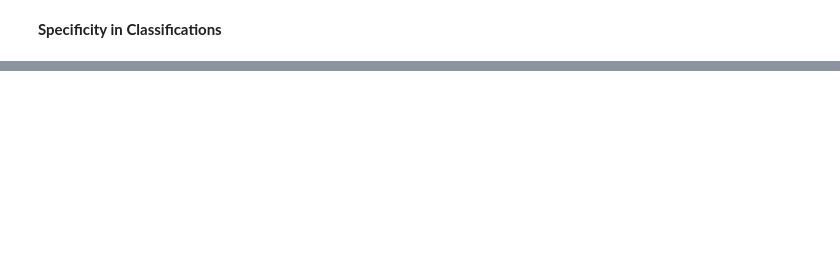
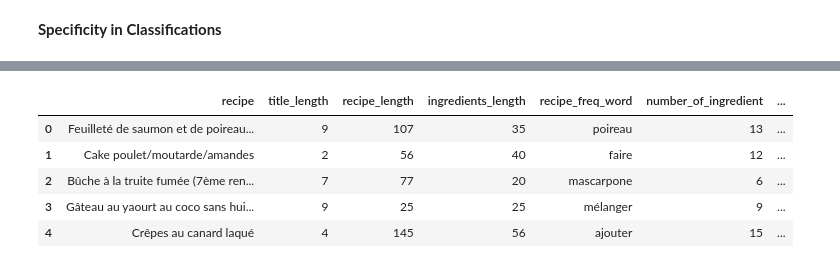
Before and after one commit to sedjroa/genie_classi_recettes, a Jupyter notebook: src/etl_step.ipynb, the cells around one changed output, grey strips where cells are left out. Cells and saved outputs as stored; diff of their text form; code cells hidden in the pictures; blank space fills up the shorter version.

```diff
--- a/src/etl_step.ipynb
+++ b/src/etl_step.ipynb
@@ -388,3 +410,20 @@ test["clean_recette"] = test['recette'].apply(lambda tw: ' '.join(spacy_tokenize
 test["clean_ingredients"] = test['ingredients'].apply(lambda tw: ' '.join(spacy_tokenizer(tw, True, True, 1, False)[1]))
 # %%
 test.drop(columns=["doc_id"]).to_csv("../data/clean_test.csv", index=False)
+# %%
+data = pd.DataFrame({"recipe": train["titre"],
+                     "title_length": train["titre"].apply(sentence_length),
+                     "recipe_length": train["clean_recette"].apply(sentence_length),
+                     "ingredients_length": train["clean_ingredients"].apply(sentence_length),
+                     "recipe_freq_word": train["clean_recette"].apply(sentence_freq_word),
+                     "number_of_ingredient": train["ingredients"].apply(count_ingredient),
+                     "class": train["type"]
+        })
+data.head()
+# %% [output]
+|  | recipe | title_length | recipe_length | ingredients_length | recipe_freq_word | number_of_ingredient | ... |
+| 0 | Feuilleté de saumon et de poireau... | 9 | 107 | 35 | poireau | 13 | ... |
+| 1 | Cake poulet/moutarde/amandes | 2 | 56 | 40 | faire | 12 | ... |
+| 2 | Bûche à la truite fumée (7ème ren... | 7 | 77 | 20 | mascarpone | 6 | ... |
+| 3 | Gâteau au yaourt au coco sans hui... | 9 | 25 | 25 | mélanger | 9 | ... |
+| 4 | Crêpes au canard laqué | 4 | 145 | 56 | ajouter | 15 | ... |
```
Also changed, not shown: parts of 10 cells of this notebook, 5 other files.
